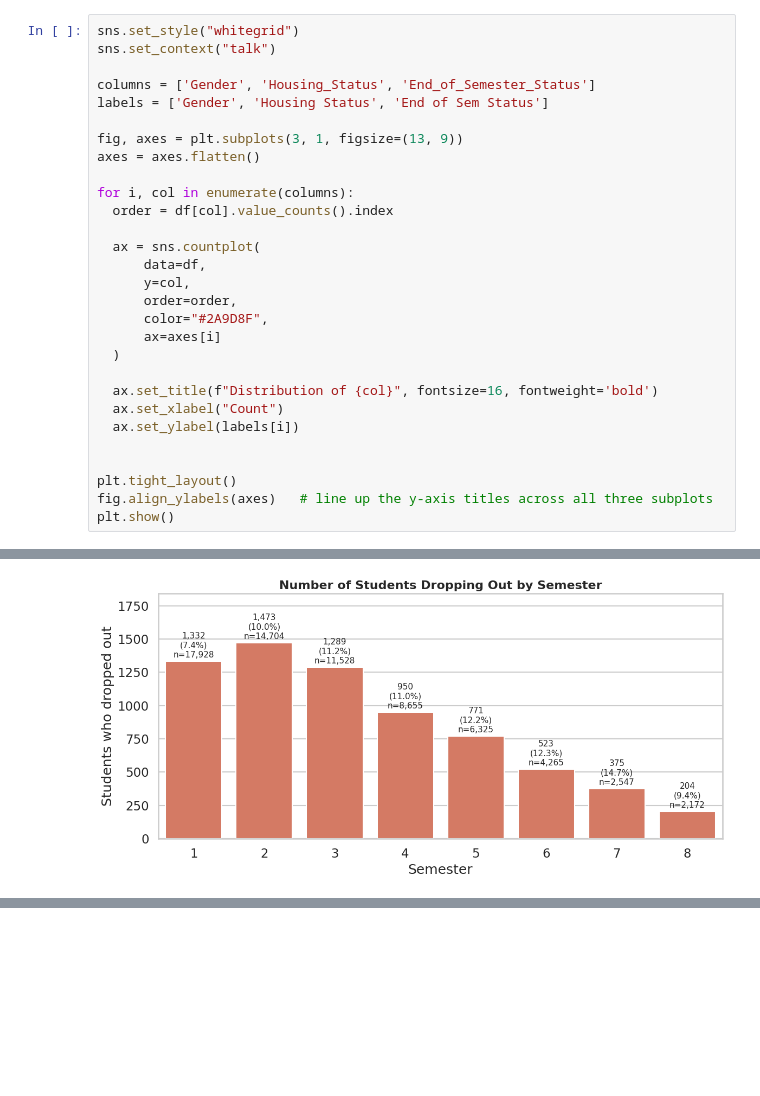
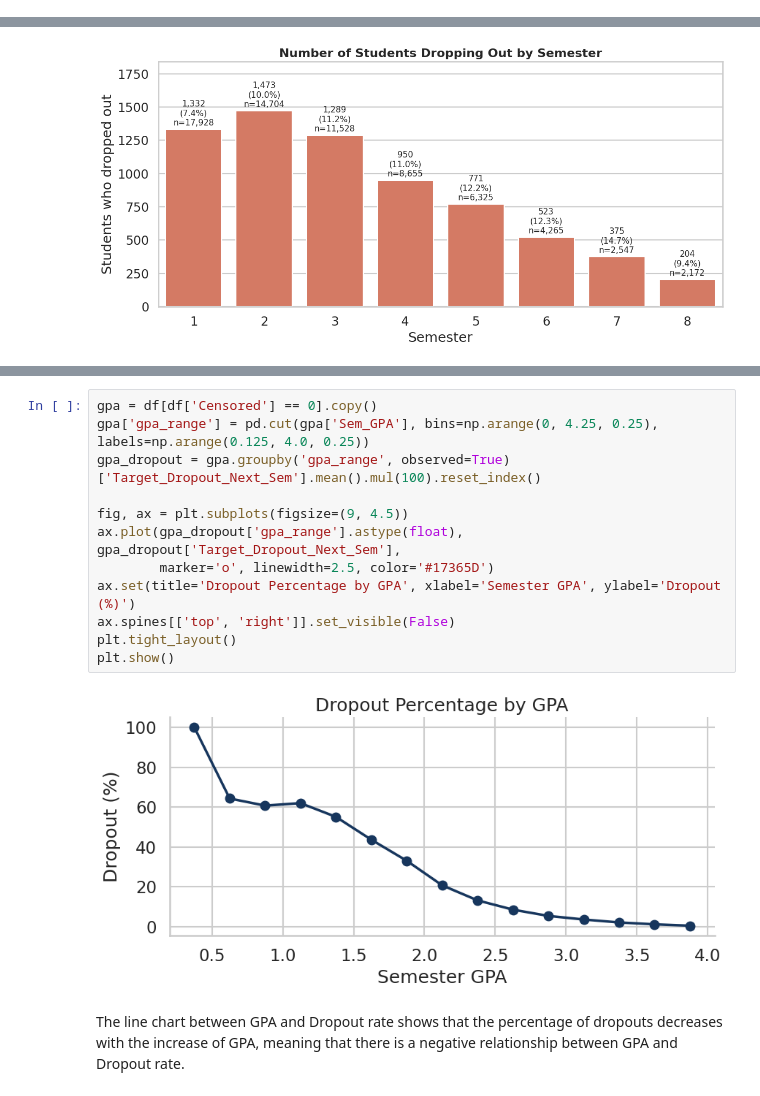
Before and after one commit to mihaighise/student_retention_analysis, a Jupyter notebook: Student_Retention.ipynb, the cells around one changed output, grey strips where cells are left out. Saved outputs shown, nothing was run; the diff lists cells and outputs as text; blank space fills up the shorter version.

```diff
--- a/Student_Retention.ipynb
+++ b/Student_Retention.ipynb
@@ -405,32 +406,3 @@ LMS_Logins        dropout=    64.98  stayed=    68.60  t=-10.012  p=6.58e-23
 The Welch's T-test values displayed above as `t`, how bigger the impact of the specific feature has on dropout case compared to it's uncertainty. For example the GPA gap is 31 times larger than the uncertainty it provides, which means it can't plausibly be by chance.
 
 The sign of the `t` variable gives us the direction, for example in case of: `Sem_GPA`, `Family_Income`, `LMS_Logins` and `Attendance`, if these go up, the dropout rate goes down (negative relationship). But in case of `Failed_Courses`, `Financial_Stress` and `Work_Hours`, as these go up in value, the dropout follows that trajectory (positive relationship).
-# %%
-sns.set_style("whitegrid")
-sns.set_context("talk")
-
-columns = ['Gender', 'Housing_Status', 'End_of_Semester_Status']
-labels = ['Gender', 'Housing Status', 'End of Sem Status']
-
-fig, axes = plt.subplots(3, 1, figsize=(13, 9))
-axes = axes.flatten()
-
-for i, col in enumerate(columns):
-  order = df[col].value_counts().index
-
-  ax = sns.countplot(
-      data=df,
-      y=col,
-      order=order,
-      color="#2A9D8F",
-      ax=axes[i]
-  )
-
-  ax.set_title(f"Distribution of {col}", fontsize=16, fontweight='bold')
-  ax.set_xlabel("Count")
-  ax.set_ylabel(labels[i])
-
-
-plt.tight_layout()
-fig.align_ylabels(axes)   # line up the y-axis titles across all three subplots
-plt.show()
@@ -514,0 +514,16 @@ plt.show()
+# %%
+gpa = df[df['Censored'] == 0].copy()
+gpa['gpa_range'] = pd.cut(gpa['Sem_GPA'], bins=np.arange(0, 4.25, 0.25), labels=np.arange(0.125, 4.0, 0.25))
+gpa_dropout = gpa.groupby('gpa_range', observed=True)['Target_Dropout_Next_Sem'].mean().mul(100).reset_index()
+
+fig, ax = plt.subplots(figsize=(9, 4.5))
+ax.plot(gpa_dropout['gpa_range'].astype(float), gpa_dropout['Target_Dropout_Next_Sem'],
+        marker='o', linewidth=2.5, color='#17365D')
+ax.set(title='Dropout Percentage by GPA', xlabel='Semester GPA', ylabel='Dropout (%)')
+ax.spines[['top', 'right']].set_visible(False)
+plt.tight_layout()
+plt.show()
+# %% [output]
+[figure, added]
+# %% [markdown]
+The line chart between GPA and Dropout rate shows that the percentage of dropouts decreases with the increase of GPA, meaning that there is a negative relationship between GPA and Dropout rate.
```
Also changed, not shown: parts of 6 cells of this notebook.
